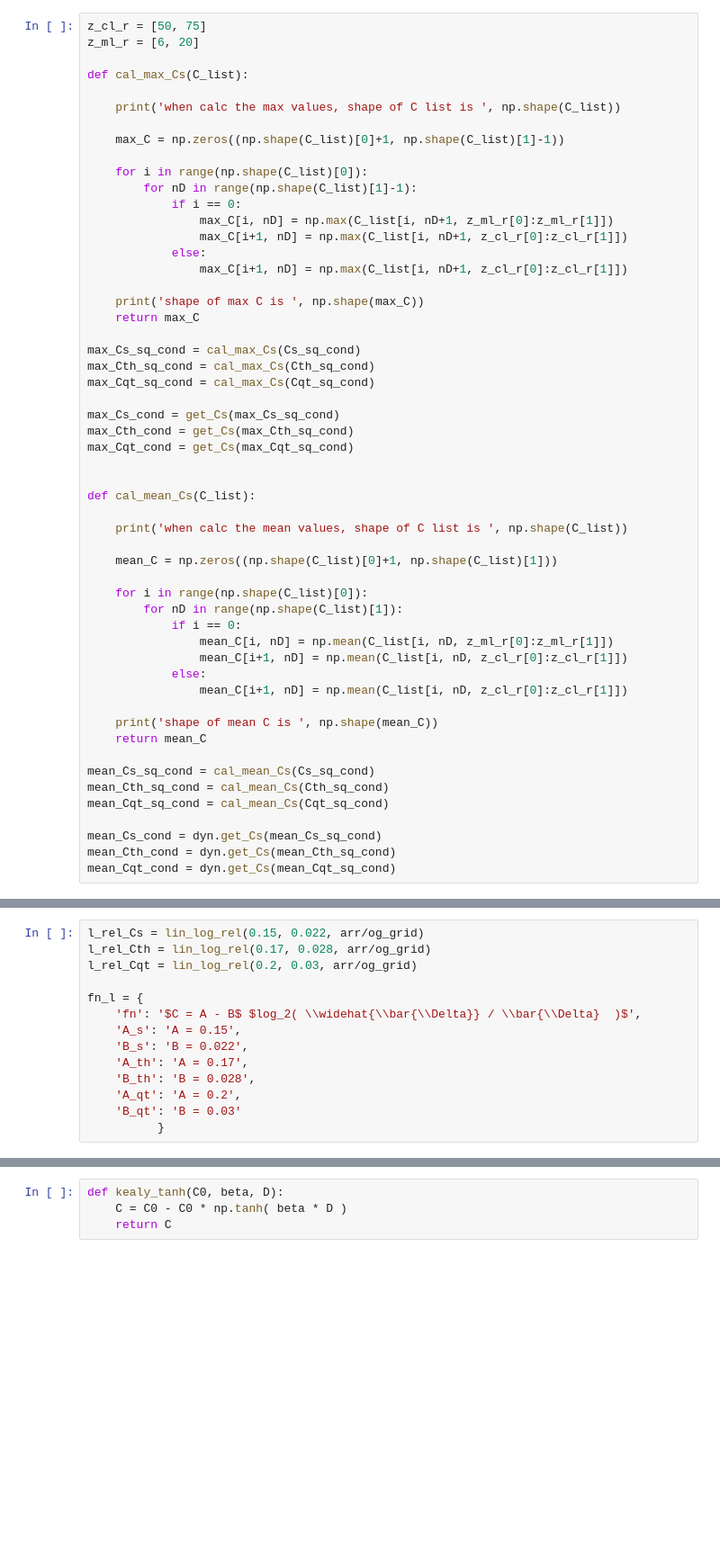
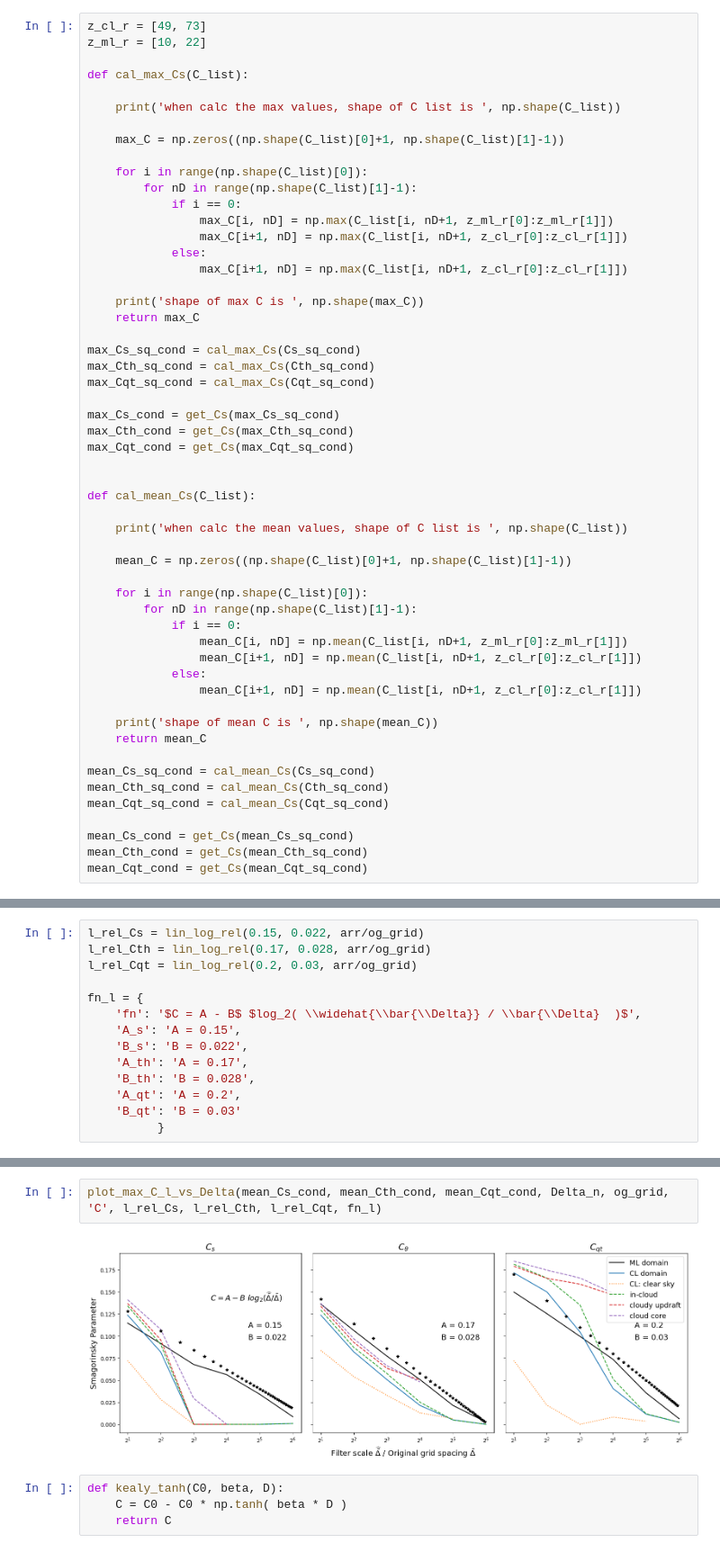
Before and after one commit to a-power/LES_analysis, a Jupyter notebook: old_code/fitting_relation_to_C_Delta.ipynb, the cells around one changed output, grey strips where cells are left out. Shown: that part at 90% size. Saved outputs shown, nothing was run; the diff lists cells and outputs as text; blank space fills up the shorter version.

Commit message:
updates to include mean

```diff
--- a/old_code/fitting_relation_to_C_Delta.ipynb
+++ b/old_code/fitting_relation_to_C_Delta.ipynb
@@ -21,8 +21,8 @@ def get_Cs(Cs_sq):
 
     return Cs
 # %%
-z_cl_r = [50, 75]
-z_ml_r = [6, 20]
+z_cl_r = [49, 73]
+z_ml_r = [10, 22]
 
 def cal_max_Cs(C_list):
 
@@ -54,15 +54,15 @@ def cal_mean_Cs(C_list):
 
     print('when calc the mean values, shape of C list is ', np.shape(C_list))
 
-    mean_C = np.zeros((np.shape(C_list)[0]+1, np.shape(C_list)[1]))
+    mean_C = np.zeros((np.shape(C_list)[0]+1, np.shape(C_list)[1]-1))
 
     for i in range(np.shape(C_list)[0]):
-        for nD in range(np.shape(C_list)[1]):
+        for nD in range(np.shape(C_list)[1]-1):
             if i == 0:
-                mean_C[i, nD] = np.mean(C_list[i, nD, z_ml_r[0]:z_ml_r[1]])
-                mean_C[i+1, nD] = np.mean(C_list[i, nD, z_cl_r[0]:z_cl_r[1]])
+                mean_C[i, nD] = np.mean(C_list[i, nD+1, z_ml_r[0]:z_ml_r[1]])
+                mean_C[i+1, nD] = np.mean(C_list[i, nD+1, z_cl_r[0]:z_cl_r[1]])
             else:
-                mean_C[i+1, nD] = np.mean(C_list[i, nD, z_cl_r[0]:z_cl_r[1]])
+                mean_C[i+1, nD] = np.mean(C_list[i, nD+1, z_cl_r[0]:z_cl_r[1]])
 
     print('shape of mean C is ', np.shape(mean_C))
     return mean_C
@@ -71,9 +71,9 @@ mean_Cs_sq_cond = cal_mean_Cs(Cs_sq_cond)
 mean_Cth_sq_cond = cal_mean_Cs(Cth_sq_cond)
 mean_Cqt_sq_cond = cal_mean_Cs(Cqt_sq_cond)
 
-mean_Cs_cond = dyn.get_Cs(mean_Cs_sq_cond)
-mean_Cth_cond = dyn.get_Cs(mean_Cth_sq_cond)
-mean_Cqt_cond = dyn.get_Cs(mean_Cqt_sq_cond)
+mean_Cs_cond = get_Cs(mean_Cs_sq_cond)
+mean_Cth_cond = get_Cs(mean_Cth_sq_cond)
+mean_Cqt_cond = get_Cs(mean_Cqt_sq_cond)
 # %% [output]
 when calc the max values, shape of C list is  (5, 7, 151)
 shape of max C is  (6, 6)
@@ -192,3 +198,7 @@ plot_max_C_l_vs_Delta(max_Cs_cond, max_Cth_cond, max_Cqt_cond, Delta_n, og_grid,
+# %%
+plot_max_C_l_vs_Delta(mean_Cs_cond, mean_Cth_cond, mean_Cqt_cond, Delta_n, og_grid, 'C', l_rel_Cs, l_rel_Cth, l_rel_Cqt, fn_l)
+# %% [output]
+[figure, added]
 # %%
 def kealy_tanh(C0, beta, D):
     C = C0 - C0 * np.tanh( beta * D )
```
Also changed, not shown: parts of 4 cells of this notebook.
